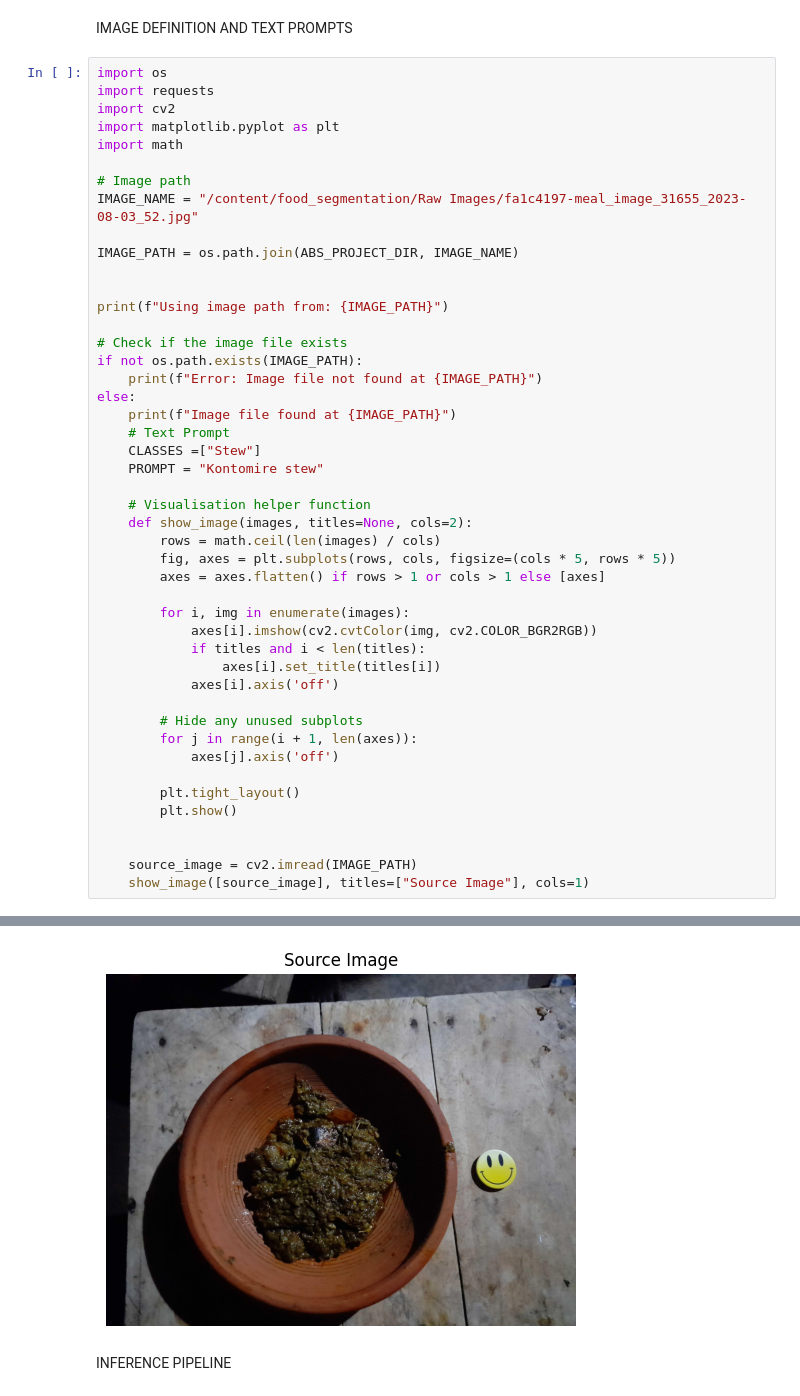
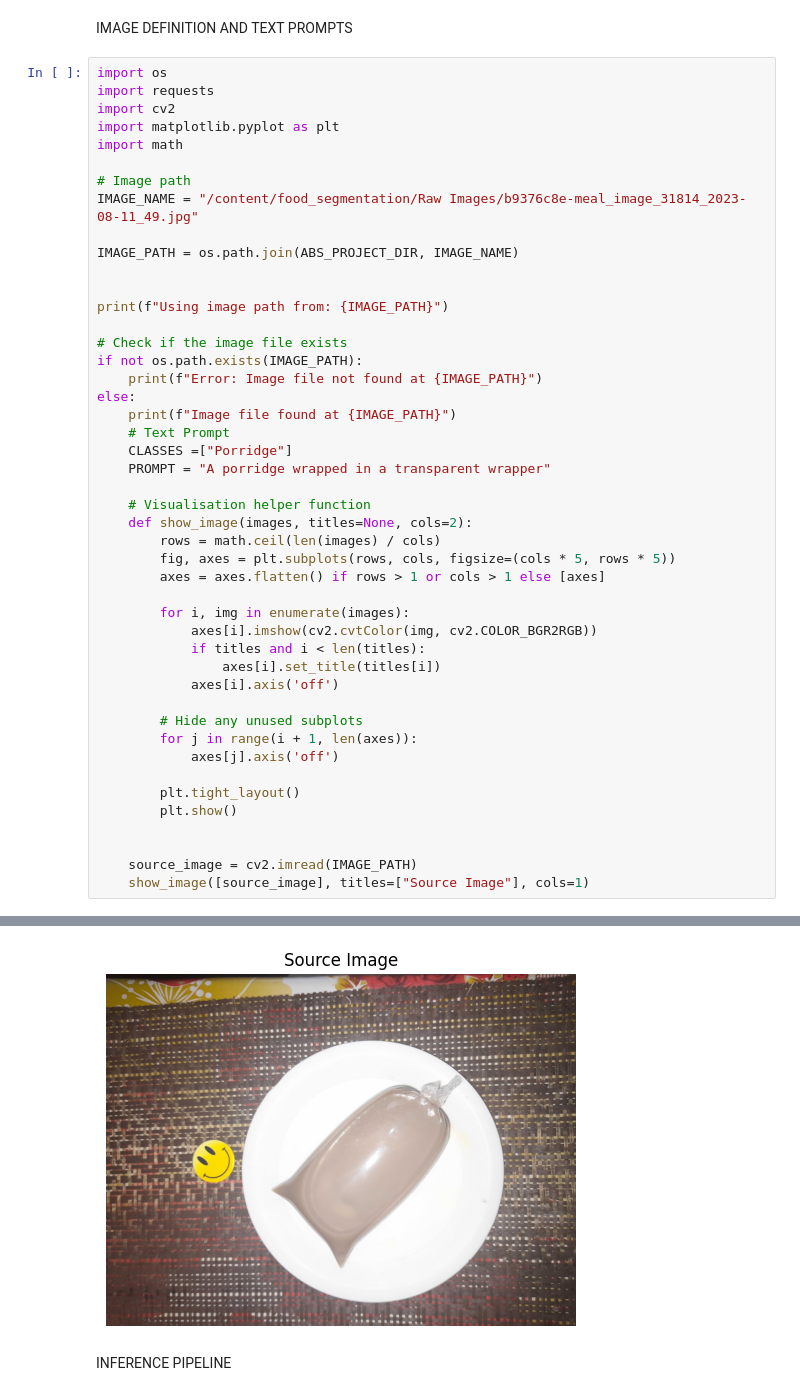
Before and after one commit to Bempong-Sylvester-Obese/Food-segmentation-with-pre-trained-model, a Jupyter notebook: Food_Segmentation.ipynb, the cells around one changed output, grey strips where cells are left out. Cells and saved outputs as stored; diff of their text form.

Commit message:
Segmentation task on porridge

```diff
--- a/Food_Segmentation.ipynb
+++ b/Food_Segmentation.ipynb
@@ -108,7 +108,7 @@ import matplotlib.pyplot as plt
 import math
 
 # Image path
-IMAGE_NAME = "/content/food_segmentation/Raw Images/fa1c4197-meal_image_31655_2023-08-03_52.jpg"
+IMAGE_NAME = "/content/food_segmentation/Raw Images/b9376c8e-meal_image_31814_2023-08-11_49.jpg"
 
 IMAGE_PATH = os.path.join(ABS_PROJECT_DIR, IMAGE_NAME)
 
@@ -121,8 +121,8 @@ if not os.path.exists(IMAGE_PATH):
 else:
     print(f"Image file found at {IMAGE_PATH}")
     # Text Prompt
-    CLASSES =["Stew"]
-    PROMPT = "Kontomire stew"
+    CLASSES =["Porridge"]
+    PROMPT = "A porridge wrapped in a transparent wrapper"
 
     # Visualisation helper function
     def show_image(images, titles=None, cols=2):
@@ -152,4 +152,4 @@ Image file found at /content/food_segmentation/Raw Images/fa1c4197-meal_image_31
-[figure, old version]
+[figure, new version]
 # %% [markdown]
 INFERENCE PIPELINE
 # %%
```
Also changed, not shown: parts of 3 cells of this notebook.
